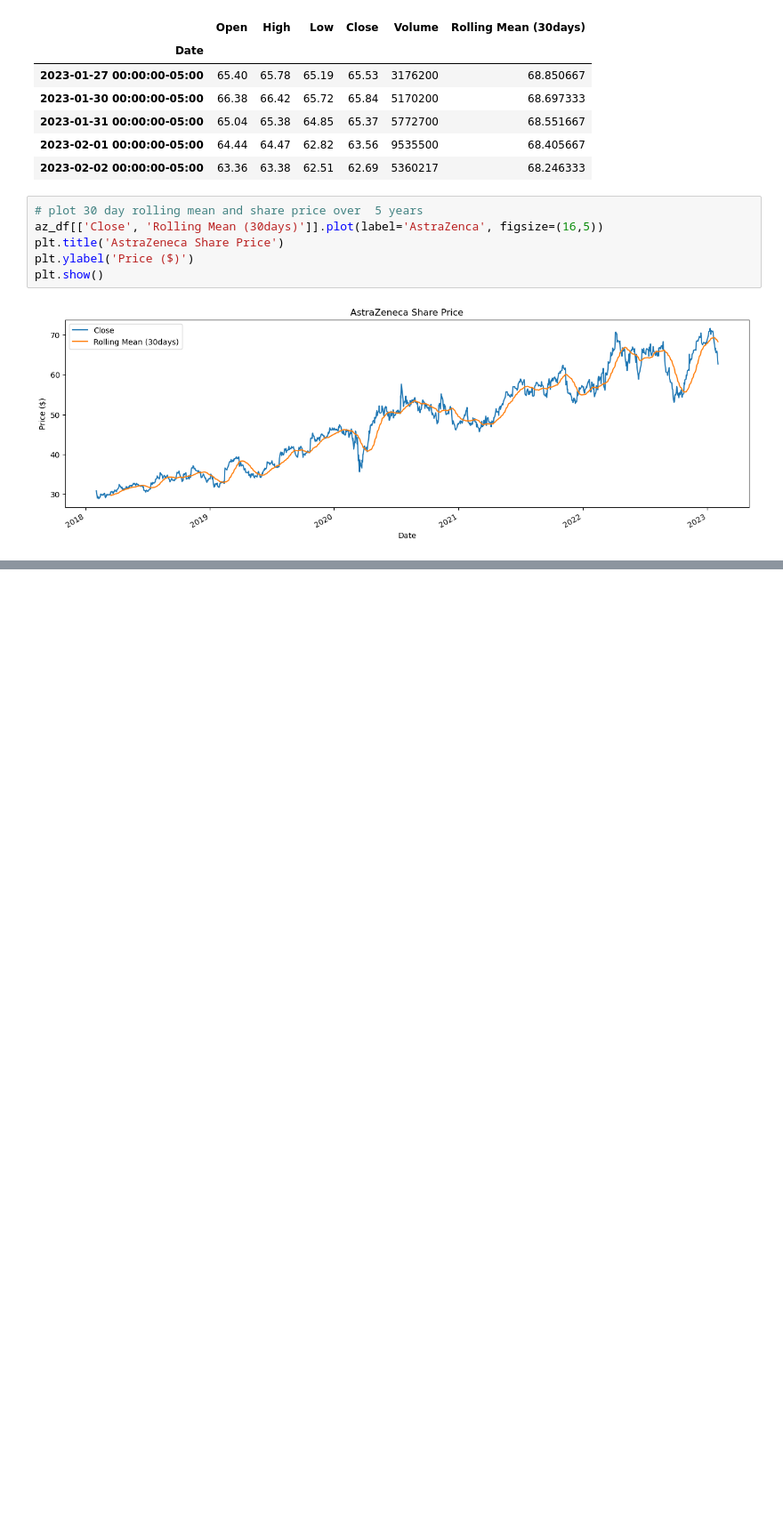
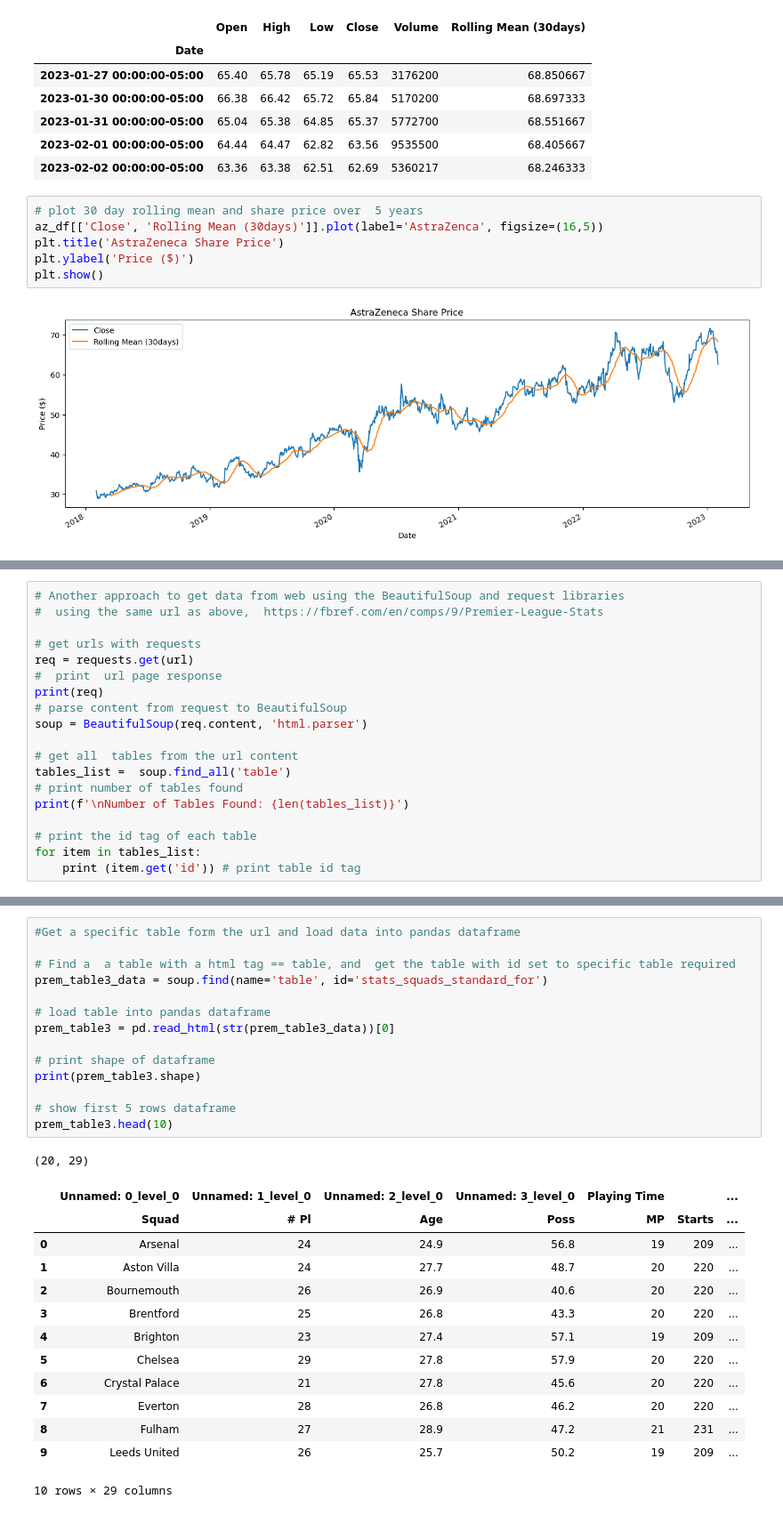
Before and after one commit to shahedkarolia/UCDPA_SKarolia, a Jupyter notebook: UCD_PA_Assignment_Supporting_Notebook.ipynb, the cells around one changed output, grey strips where cells are left out. Shown: that part at 89% size. Saved outputs shown, nothing was run; the diff lists cells and outputs as text; blank space fills up the shorter version.

```diff
--- a/UCD_PA_Assignment_Supporting_Notebook.ipynb
+++ b/UCD_PA_Assignment_Supporting_Notebook.ipynb
@@ -214,0 +246,19 @@ This section illustrates how import data into Pandas via webscraping
+# %%
+# Another approach to get data from web using the BeautifulSoup and request libraries
+#  using the same url as above,  https://fbref.com/en/comps/9/Premier-League-Stats
+
+# get urls with requests
+req = requests.get(url)
+#  print  url page response
+print(req)
+# parse content from request to BeautifulSoup
+soup = BeautifulSoup(req.content, 'html.parser')
+
+# get all  tables from the url content
+tables_list =  soup.find_all('table')
+# print number of tables found
+print(f'\nNumber of Tables Found: {len(tables_list)}')
+
+# print the id tag of each table
+for item in tables_list:
+    print (item.get('id')) # print table id tag
@@ -214,0 +283,29 @@ This section illustrates how import data into Pandas via webscraping
+# %%
+#Get a specific table form the url and load data into pandas dataframe
+
+# Find a  a table with a html tag == table, and  get the table with id set to specific table required
+prem_table3_data = soup.find(name='table', id='stats_squads_standard_for')
+
+# load table into pandas dataframe
+prem_table3 = pd.read_html(str(prem_table3_data))[0]
+
+# print shape of dataframe
+print(prem_table3.shape)
+
+# show first 5 rows dataframe
+prem_table3.head(10)
+# %% [output]
+(20, 29)
+|  | Unnamed: 0_level_0 | Unnamed: 1_level_0 | Unnamed: 2_level_0 | Unnamed: 3_level_0 | Playing Time |  | ... |
+|  | Squad | # Pl | Age | Poss | MP | Starts | ... |
+| 0 | Arsenal | 24 | 24.9 | 56.8 | 19 | 209 | ... |
+| 1 | Aston Villa | 24 | 27.7 | 48.7 | 20 | 220 | ... |
+| 2 | Bournemouth | 26 | 26.9 | 40.6 | 20 | 220 | ... |
+| 3 | Brentford | 25 | 26.8 | 43.3 | 20 | 220 | ... |
+| 4 | Brighton | 23 | 27.4 | 57.1 | 19 | 209 | ... |
+| 5 | Chelsea | 29 | 27.8 | 57.9 | 20 | 220 | ... |
+| 6 | Crystal Palace | 21 | 27.8 | 45.6 | 20 | 220 | ... |
+| 7 | Everton | 28 | 26.8 | 46.2 | 20 | 220 | ... |
+| 8 | Fulham | 27 | 28.9 | 47.2 | 21 | 231 | ... |
+| 9 | Leeds United | 26 | 25.7 | 50.2 | 19 | 209 | ... |
+10 rows × 29 columns
```
Also changed, not shown: parts of 3 cells of this notebook.
